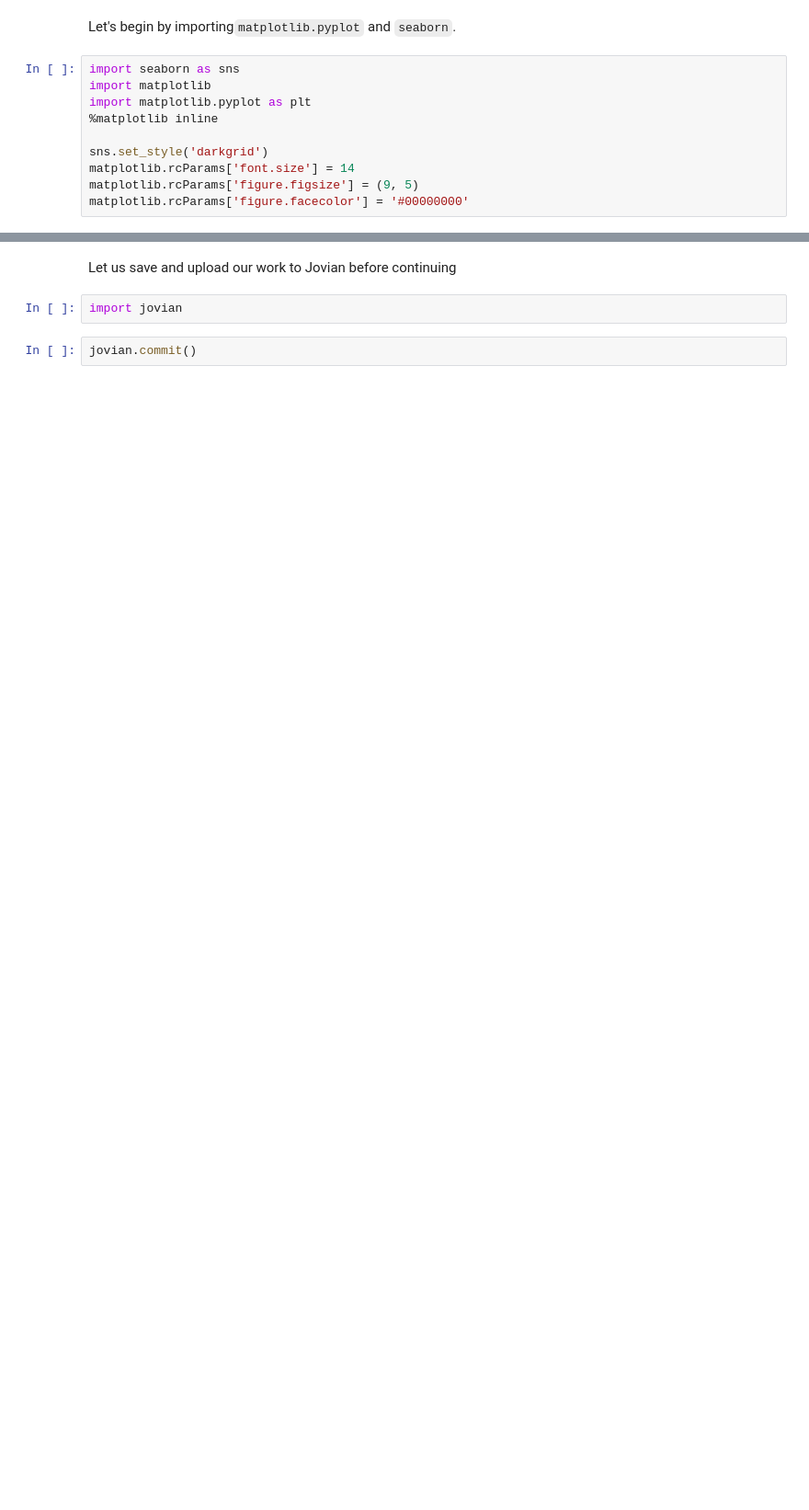
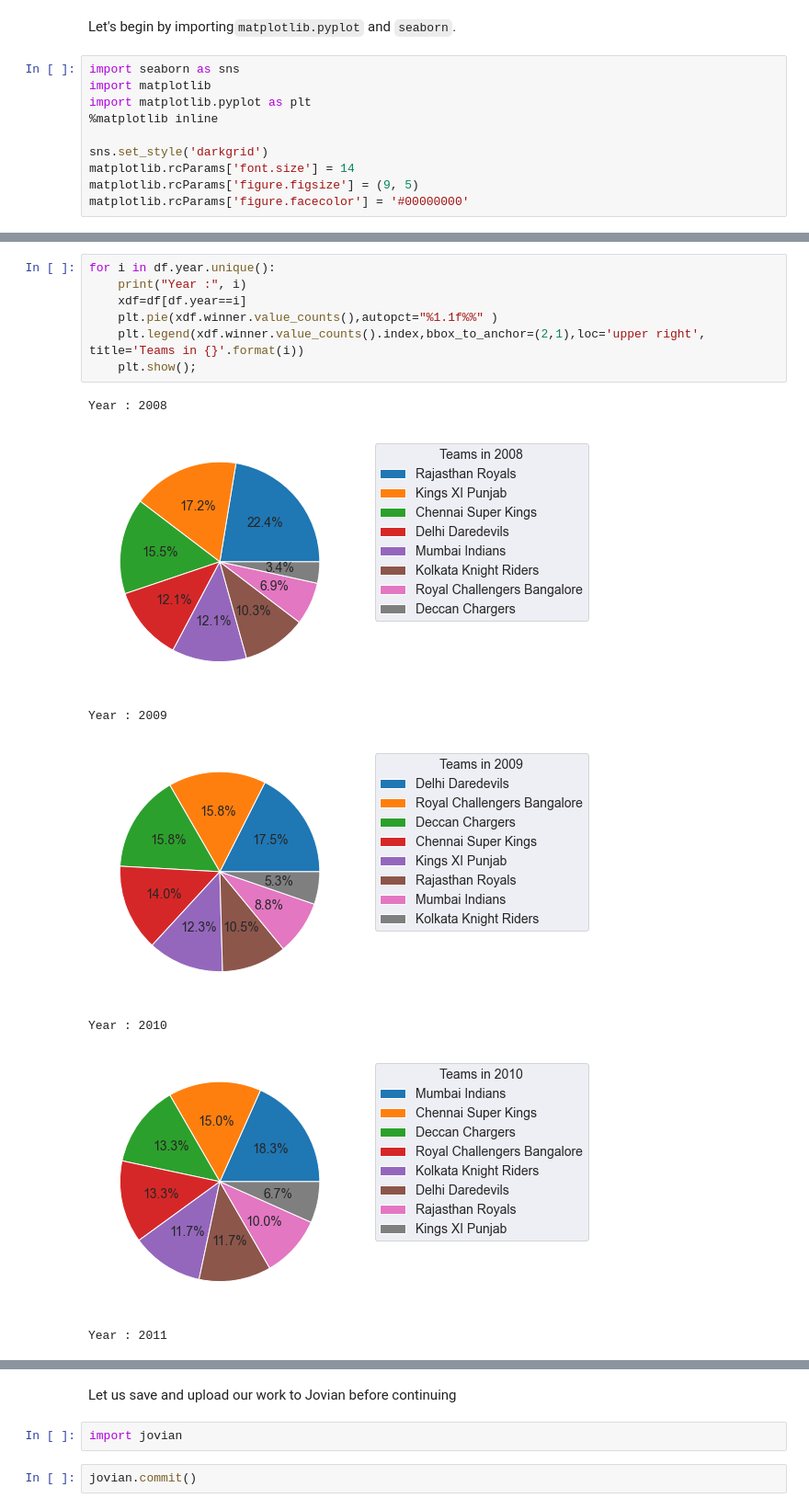
Before and after one commit to prasadposture/Jovian-DA-Course, a Jupyter notebook: Project/zerotopandas-course-project-starter.ipynb, the cells around one changed output, grey strips where cells are left out. Shown at 92% size. Drawn from its saved outputs; the diff is of its cells as text; blank space fills up the shorter version.

```diff
--- a/Project/zerotopandas-course-project-starter.ipynb
+++ b/Project/zerotopandas-course-project-starter.ipynb
@@ -328,0 +305,15 @@ matplotlib.rcParams['figure.facecolor'] = '#00000000'
+# %%
+for i in df.year.unique():
+    print("Year :", i)
+    xdf=df[df.year==i]
+    plt.pie(xdf.winner.value_counts(),autopct="%1.1f%%" )
+    plt.legend(xdf.winner.value_counts().index,bbox_to_anchor=(2,1),loc='upper right', title='Teams in {}'.format(i))
+    plt.show();
+# %% [output]
+Year : 2008
+[figure, added]
+Year : 2009
+[figure, added]
+Year : 2010
+[figure, added]
+Year : 2011
```
Also changed, not shown: parts of 73 cells of this notebook.
